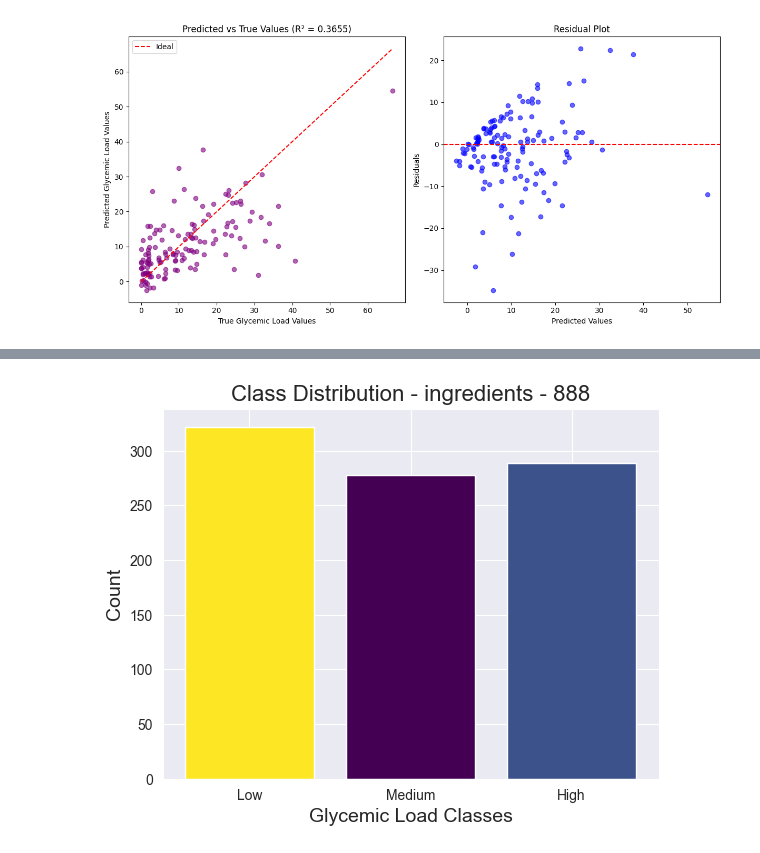
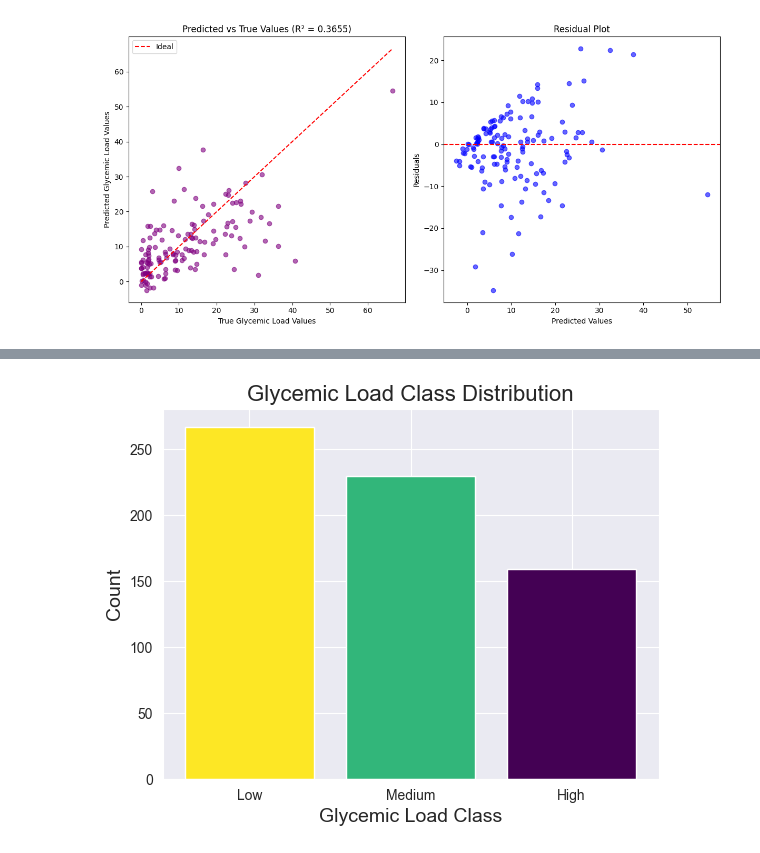
Before and after one commit to RotemGeva226/GlycemicLoad, a Jupyter notebook: Portions Estimation/notebooks/project_log.ipynb, the cells around one changed output, grey strips where cells are left out. Saved outputs shown, nothing was run; the diff lists cells and outputs as text; code cells hidden in the pictures.

```diff
--- a/Portions Estimation/notebooks/project_log.ipynb
+++ b/Portions Estimation/notebooks/project_log.ipynb
@@ -92,6 +87,6 @@ display(Image(filename=image_path))
 # %%
 from IPython.display import Image, display
-image_path = r"C:\Users\rotem.geva\PycharmProjects\GlycemicLoad\Portions Estimation\outputs\visualizations\Class Distribution of the Glycemic Load In 888 Dishes.png"
+image_path = r"C:\Users\rotem.geva\PycharmProjects\GlycemicLoad\Portions Estimation\outputs\visualizations\Glycemic Load Class Distribution.png"
 display(Image(filename=image_path))
 # %% [output]
-[figure, old version]
+[figure, new version]
```
Also changed, not shown: parts of 4 cells of this notebook.
